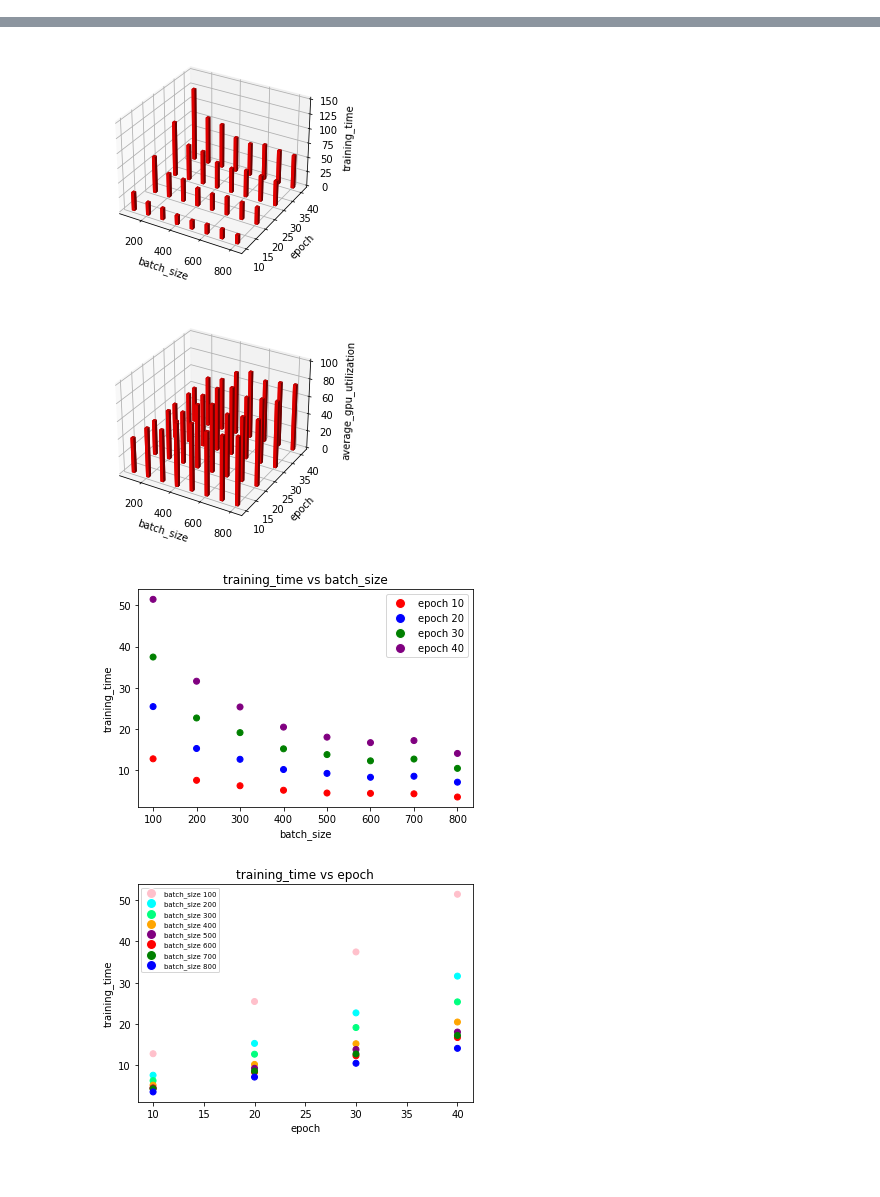
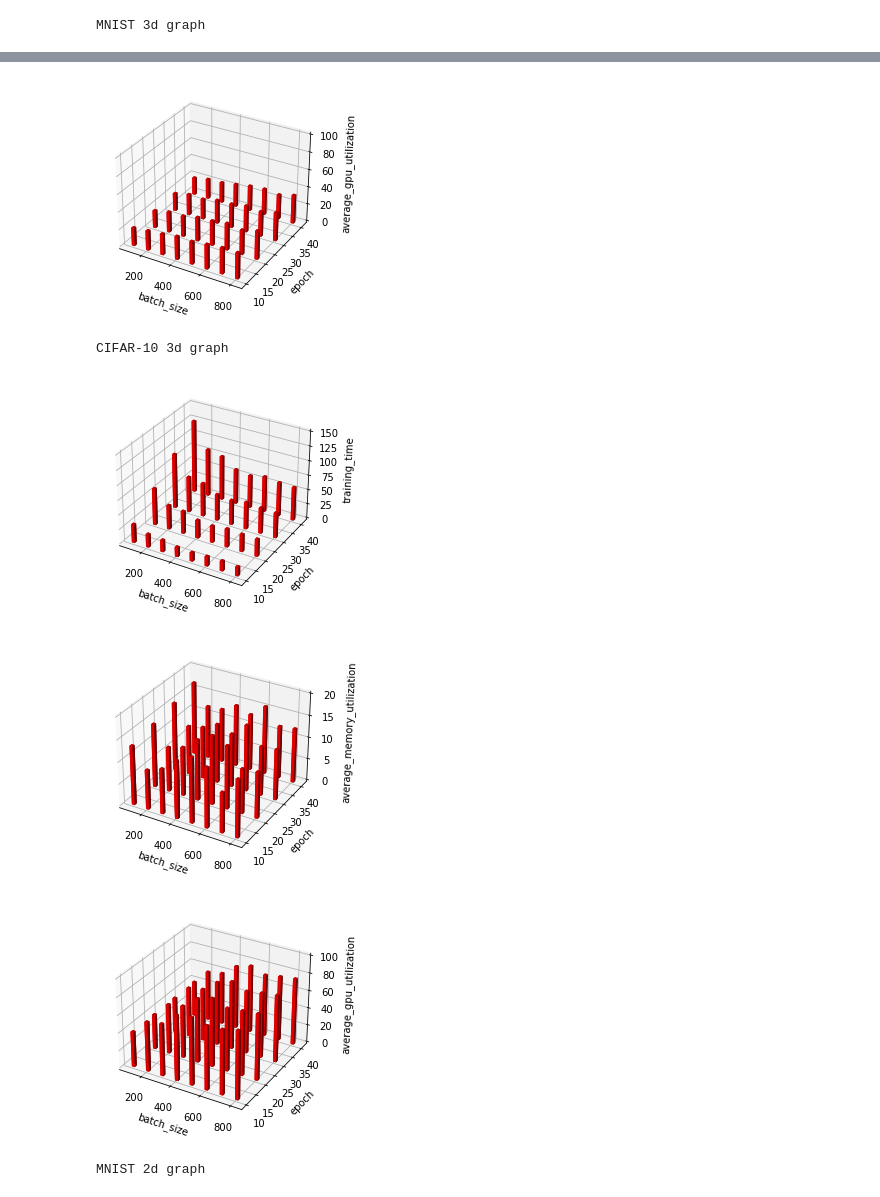
Before and after one commit to oshanQQ/graduation-thesis, a Jupyter notebook: thesis-experiments/data_collection/data_to_graph.ipynb, the cells around one changed output, grey strips where cells are left out. Cells and saved outputs as stored; diff of their text form; code cells hidden in the pictures; blank space fills up the shorter version.

Commit message:
The data was organized.

```diff
--- a/thesis-experiments/data_collection/data_to_graph.ipynb
+++ b/thesis-experiments/data_collection/data_to_graph.ipynb
@@ -73,20 +73,44 @@ def plot_as_3d(filename, x_label, y_label, z_label):
         ax.set_zlim(0, 150)
     elif z_label == "average_gpu_utilization":
         ax.set_zlim(0, 100)
+    elif z_label == "average_memory_utilization":
+        ax.set_zlim(0, 20)
     ax.set_zlabel(z_label)
 
     plt.show()
 
 
+print("\nMNIST 3d graph")
 plot_as_3d("data_collection/mnist_classification.csv", "batch_size", "epoch", "training_time")
+plot_as_3d("data_collection/mnist_classification.csv", "batch_size", "epoch", "average_memory_utilization")
 plot_as_3d("data_collection/mnist_classification.csv", "batch_size", "epoch", "average_gpu_utilization")
 
+print("\nCIFAR-10 3d graph")
 plot_as_3d("data_collection/cifar10_classification.csv", "batch_size", "epoch", "training_time")
+plot_as_3d("data_collection/cifar10_classification.csv", "batch_size", "epoch", "average_memory_utilization")
 plot_as_3d("data_collection/cifar10_classification.csv", "batch_size", "epoch", "average_gpu_utilization")
 
+
+print("\nMNIST 2d graph")
 plot_as_2d("data_collection/mnist_classification.csv", "batch_size", "training_time", "epoch")
 plot_as_2d("data_collection/mnist_classification.csv", "epoch", "training_time", "batch_size")
+
+plot_as_2d("data_collection/mnist_classification.csv", "batch_size", "average_memory_utilization", "epoch")
+plot_as_2d("data_collection/mnist_classification.csv", "epoch", "average_memory_utilization", "batch_size")
+
 plot_as_2d("data_collection/mnist_classification.csv", "batch_size", "average_gpu_utilization", "epoch")
 plot_as_2d("data_collection/mnist_classification.csv", "epoch", "average_gpu_utilization", "batch_size")
+
+
+print("\nCIFAR-10 2d graph")
+plot_as_2d("data_collection/cifar10_classification.csv", "batch_size", "training_time", "epoch")
+plot_as_2d("data_collection/cifar10_classification.csv", "epoch", "training_time", "batch_size")
+
+plot_as_2d("data_collection/cifar10_classification.csv", "batch_size", "average_memory_utilization", "epoch")
+plot_as_2d("data_collection/cifar10_classification.csv", "epoch", "average_memory_utilization", "batch_size")
+
+plot_as_2d("data_collection/cifar10_classification.csv", "batch_size", "average_gpu_utilization", "epoch")
+plot_as_2d("data_collection/cifar10_classification.csv", "epoch", "average_gpu_utilization", "batch_size")
 # %% [output]
+MNIST 3d graph
 [figure]
@@ -94,4 +118,6 @@ plot_as_2d("data_collection/mnist_classification.csv", "epoch", "average_gpu_uti
-[figure, old version]
+[figure, new version]
+CIFAR-10 3d graph
-[figure, old version]
+[figure, new version]
-[figure, old version]
+[figure, new version]
-[figure, old version]
+[figure, new version]
+MNIST 2d graph
```
Also changed, not shown: parts of 1 cell of this notebook.
